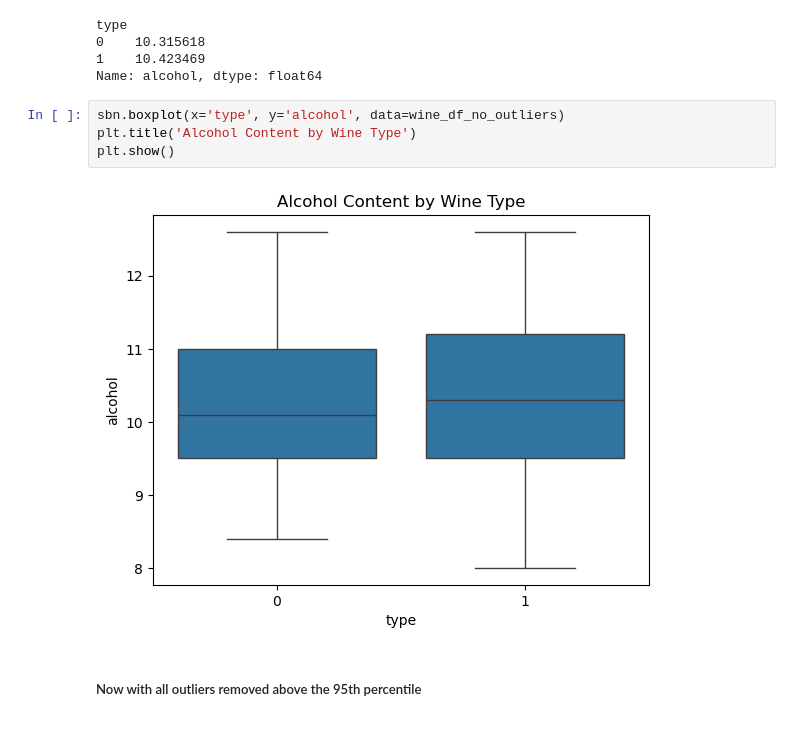
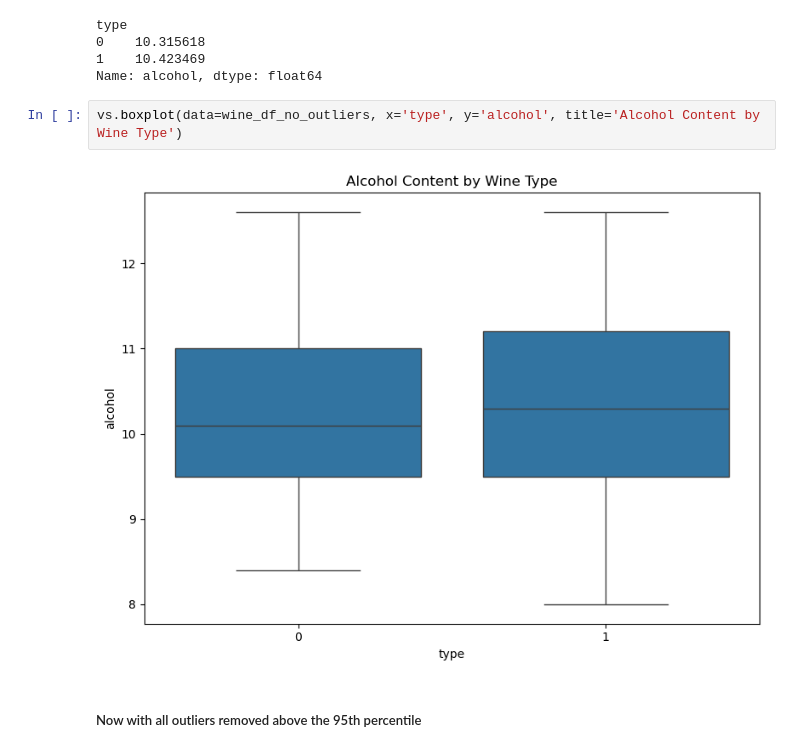
Before and after one commit to Nikolaj1992/MP1-Group9, a Jupyter notebook: MP-2/Code/Wine.ipynb, the cells around one changed output. Saved outputs shown, nothing was run; the diff lists cells and outputs as text.

```diff
--- a/MP-2/Code/Wine.ipynb
+++ b/MP-2/Code/Wine.ipynb
@@ -354,11 +338,9 @@ type
 1    10.423469
 Name: alcohol, dtype: float64
 # %%
-sbn.boxplot(x='type', y='alcohol', data=wine_df_no_outliers)
-plt.title('Alcohol Content by Wine Type')
-plt.show()
+vs.boxplot(data=wine_df_no_outliers, x='type', y='alcohol', title='Alcohol Content by Wine Type')
 # %% [output]
-[figure, old version]
+[figure, new version]
 # %% [markdown]
 ##### Now with all outliers removed above the 95th percentile
 # %%
```
Also changed, not shown: parts of 9 cells of this notebook, 2 other files.
